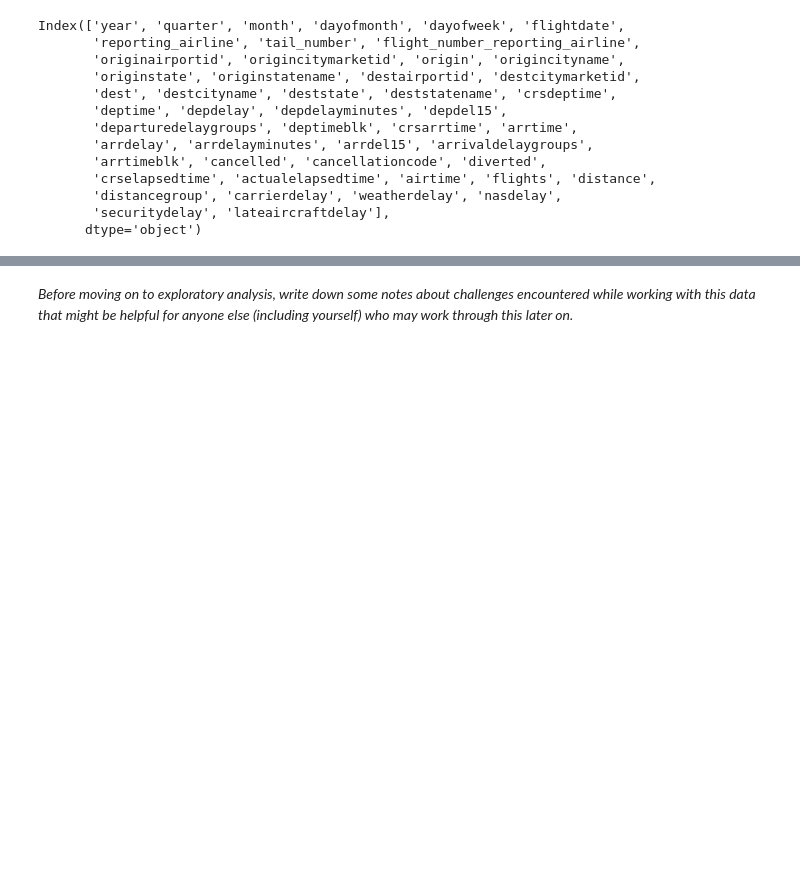
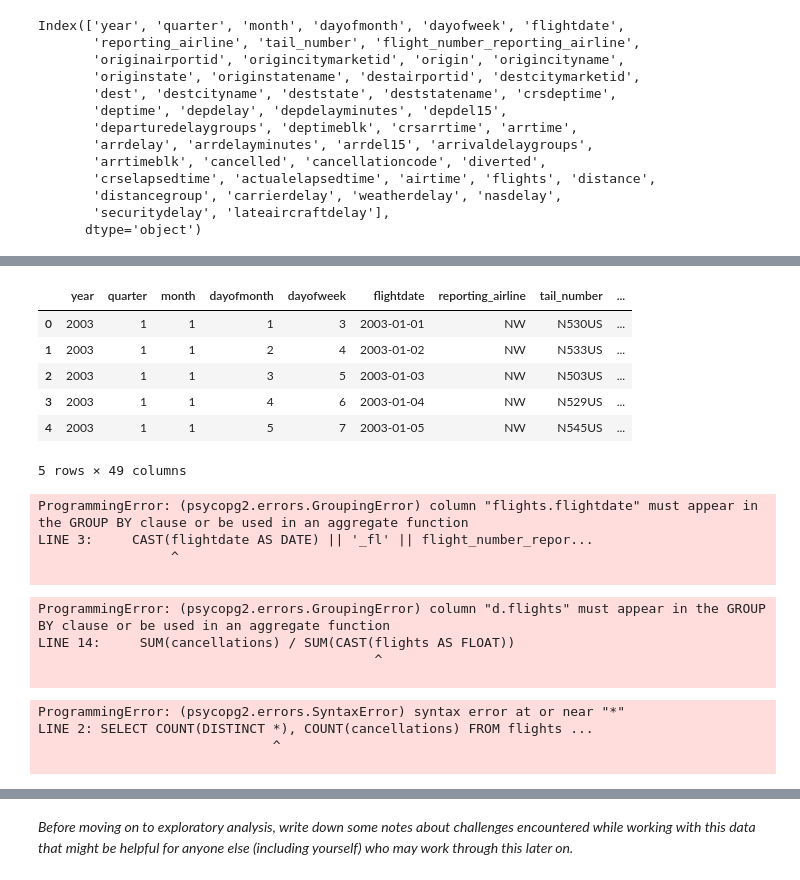
Before and after one commit to BotScutters/predicting-flight-cancellations, a Jupyter notebook: notebooks/mvp.ipynb, the cells around one changed output, grey strips where cells are left out. Cells and saved outputs as stored; diff of their text form; code cells hidden in the pictures; blank space fills up the shorter version.

```diff
--- a/notebooks/mvp.ipynb
+++ b/notebooks/mvp.ipynb
@@ -925,0 +849,78 @@ Wrote flight_data_2010-8.csv to ../data/interim/
+# %%
+q = """
+SELECT * FROM flights LIMIT 5"""
+pd.read_sql(q, engine)
+# %% [output]
+|  | year | quarter | month | dayofmonth | dayofweek | flightdate | reporting_airline | tail_number | ... |
+| 0 | 2003 | 1 | 1 | 1 | 3 | 2003-01-01 | NW | N530US | ... |
+| 1 | 2003 | 1 | 1 | 2 | 4 | 2003-01-02 | NW | N533US | ... |
+| 2 | 2003 | 1 | 1 | 3 | 5 | 2003-01-03 | NW | N503US | ... |
+| 3 | 2003 | 1 | 1 | 4 | 6 | 2003-01-04 | NW | N529US | ... |
+| 4 | 2003 | 1 | 1 | 5 | 7 | 2003-01-05 | NW | N545US | ... |
+5 rows × 49 columns
+# %%
+# Design matrix
+dm = """
+SELECT
+    CAST(flightdate AS DATE) || '_fl' || flight_number_reporting_airline
+        AS flight,
+    flightdate,
+    dayofweek,
+    airtime,
+    distance,
+    LAG(AVG(cancelled), 1) OVER(ORDER BY flightdate) AS avg_cancellations_1,
+    LAG(AVG(cancelled), 7) OVER(ORDER BY flightdate) AS avg_cancellations_7,
+    LAG(AVG(cancelled), 364) OVER(ORDER BY flightdate) AS avg_cancellations_364,
+    cancelled
+FROM flights
+LIMIT 5;
+"""
+pd.read_sql(dm, engine)
+# %% [output]
+ProgrammingError: (psycopg2.errors.GroupingError) column "flights.flightdate" must appear in the GROUP BY clause or be used in an aggregate function
+LINE 3:     CAST(flightdate AS DATE) || '_fl' || flight_number_repor...
+                 ^
+
+# %%
+q = """
+WITH daily AS (
+    SELECT
+        flightdate,
+        SUM(cancelled) AS cancellations,
+        COUNT(cancelled) AS flights
+    FROM flights
+    WHERE origin = 'SEA'
+    GROUP BY flightdate
+    ORDER BY flightdate
+)
+
+SELECT
+    SUM(cancellations) / SUM(CAST(flights AS FLOAT))
+        OVER(
+            ORDER BY flightdate
+            RANGE BETWEEN '30 day' PRECEDING AND '1 day' PRECEDING)
+        AS canc_rate
+FROM daily d
+WHERE
+    flightdate > '2003-01-29'
+GROUP BY flightdate
+ORDER BY flightdate
+LIMIT 15
+;
+"""
+
+pd.read_sql(q, engine)
+# %% [output]
+ProgrammingError: (psycopg2.errors.GroupingError) column "d.flights" must appear in the GROUP BY clause or be used in an aggregate function
+LINE 14:     SUM(cancellations) / SUM(CAST(flights AS FLOAT))
+                                           ^
+
+# %%
+q = """
+SELECT COUNT(DISTINCT *), COUNT(cancellations) FROM flights LIMIT 5;"""
+pd.read_sql(q, engine)
+# %% [output]
+ProgrammingError: (psycopg2.errors.SyntaxError) syntax error at or near "*"
+LINE 2: SELECT COUNT(DISTINCT *), COUNT(cancellations) FROM flights ...
+                              ^
+
```
Also changed, not shown: parts of 7 cells of this notebook, 1 other file.
